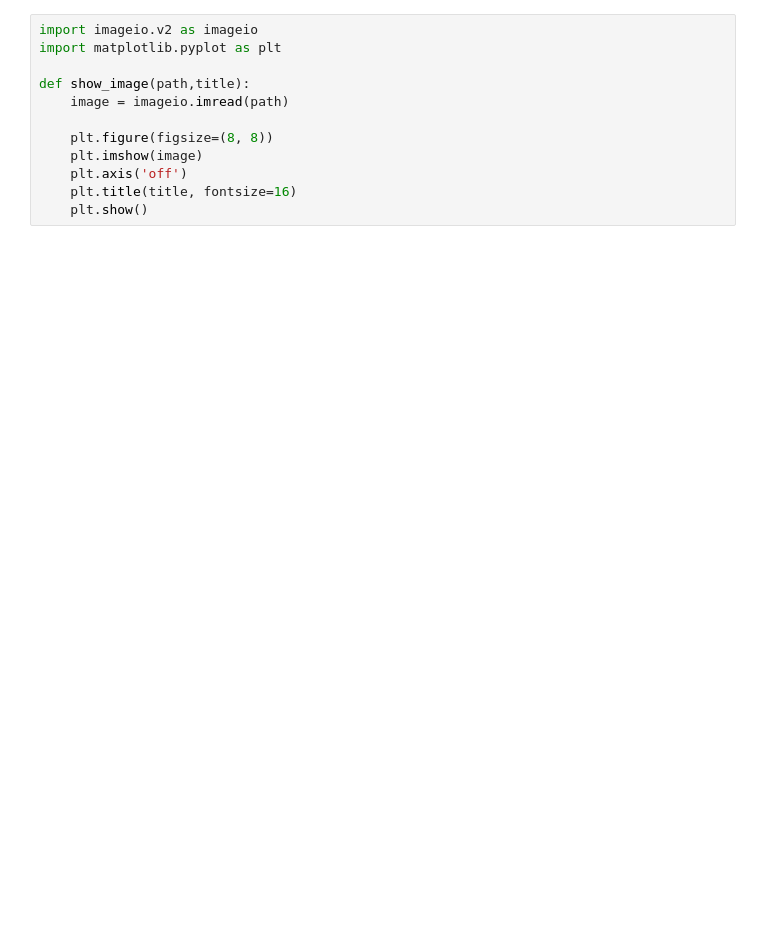
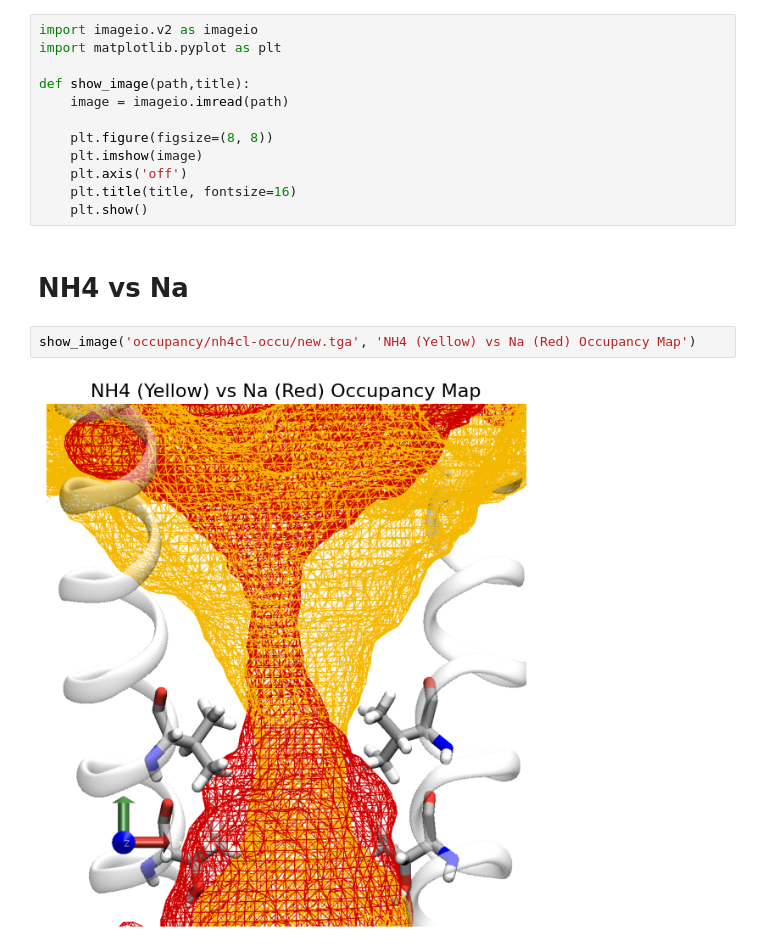
Before and after one commit to Heiley-W/project, a Jupyter notebook: occupancy.ipynb, the cells around one changed output. Drawn from its saved outputs; the diff is of its cells as text; blank space fills up the shorter version.

```diff
--- a/occupancy.ipynb
+++ b/occupancy.ipynb
@@ -10,3 +12,9 @@ def show_image(path,title):
     plt.axis('off')
     plt.title(title, fontsize=16)
     plt.show()
+# %% [markdown]
+# NH4 vs Na
+# %%
+show_image('occupancy/nh4cl-occu/new.tga', 'NH4 (Yellow) vs Na (Red) Occupancy Map')
+# %% [output]
+[figure, added]
```
Also changed, not shown: parts of 5 cells of this notebook.
